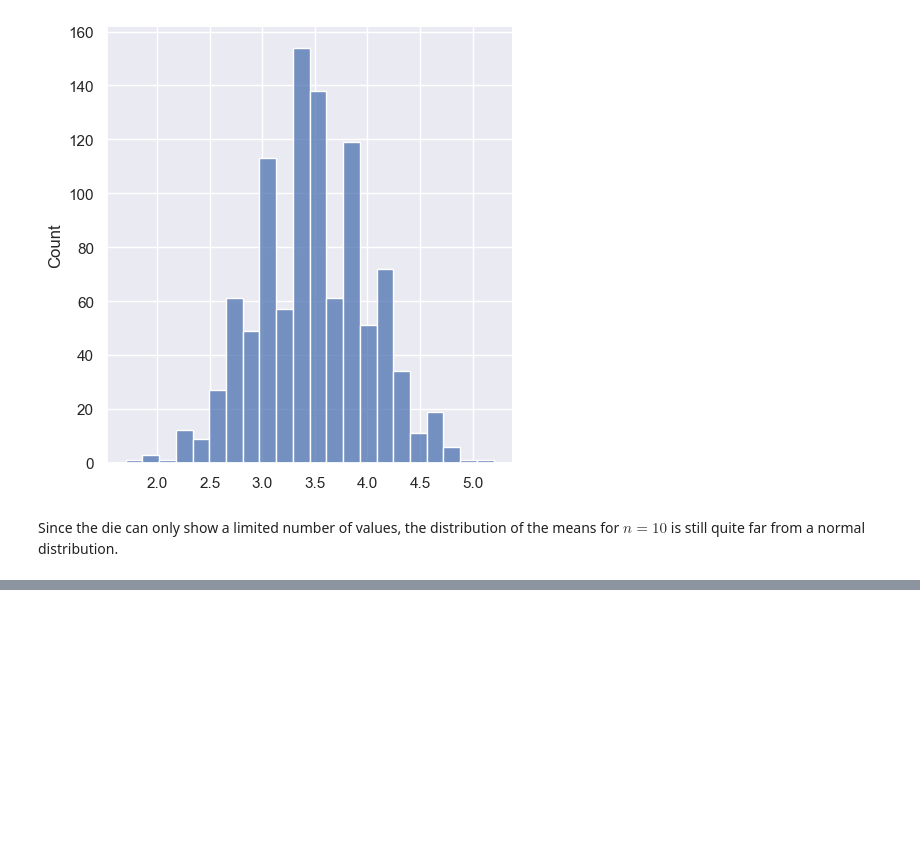
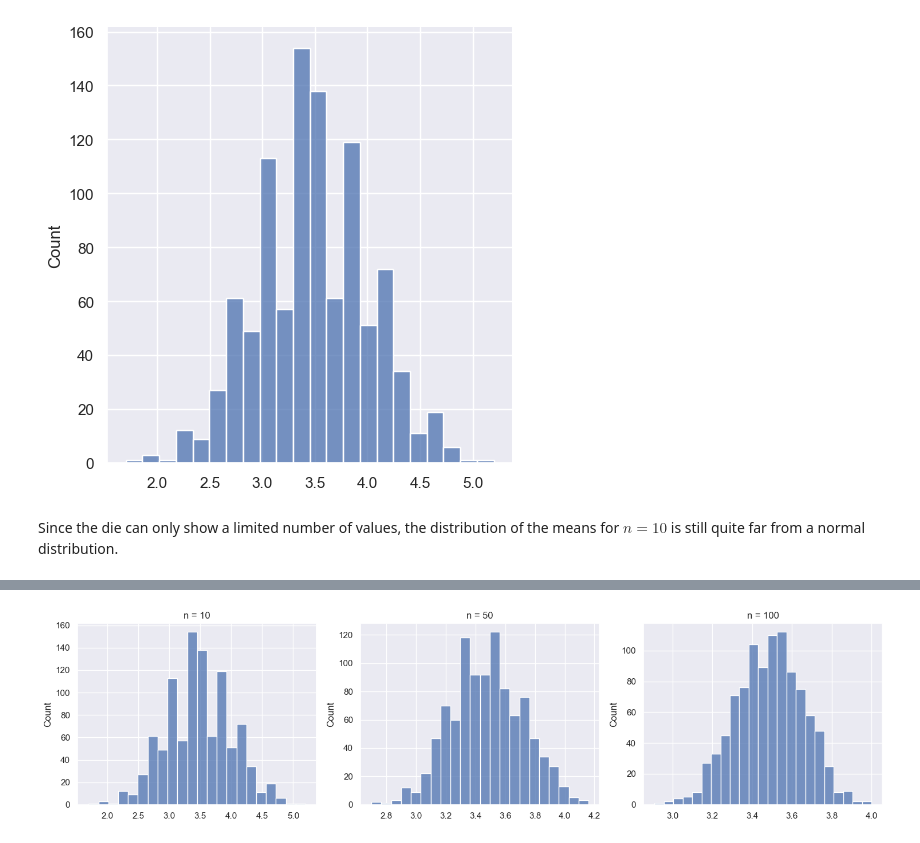
Before and after one commit to FaceEnte/Applied-Statistics, a Jupyter notebook: data/files_for_problem_sheets/sheet_5/clt_die.ipynb, the cells around one changed output, grey strips where cells are left out. Cells and saved outputs as stored; diff of their text form; code cells hidden in the pictures; blank space fills up the shorter version.

```diff
--- a/data/files_for_problem_sheets/sheet_5/clt_die.ipynb
+++ b/data/files_for_problem_sheets/sheet_5/clt_die.ipynb
@@ -31,0 +73,17 @@ Since the die can only show a limited number of values, the distribution of the
+# %%
+# Plotting every graph together
+fig, axes = plt.subplots(1, 3, figsize=(15, 4))
+
+sns.histplot(MW, ax=axes[0], kde=False)
+axes[0].set_title('n = 10')
+
+sns.histplot(MW50, ax=axes[1], kde=False)
+axes[1].set_title('n = 50')
+
+sns.histplot(MW100, ax=axes[2], kde=False)
+axes[2].set_title('n = 100')
+
+plt.tight_layout()
+plt.show()
+# %% [output]
+[figure, added]
```
Also changed, not shown: parts of 3 cells of this notebook, 1 other file.
